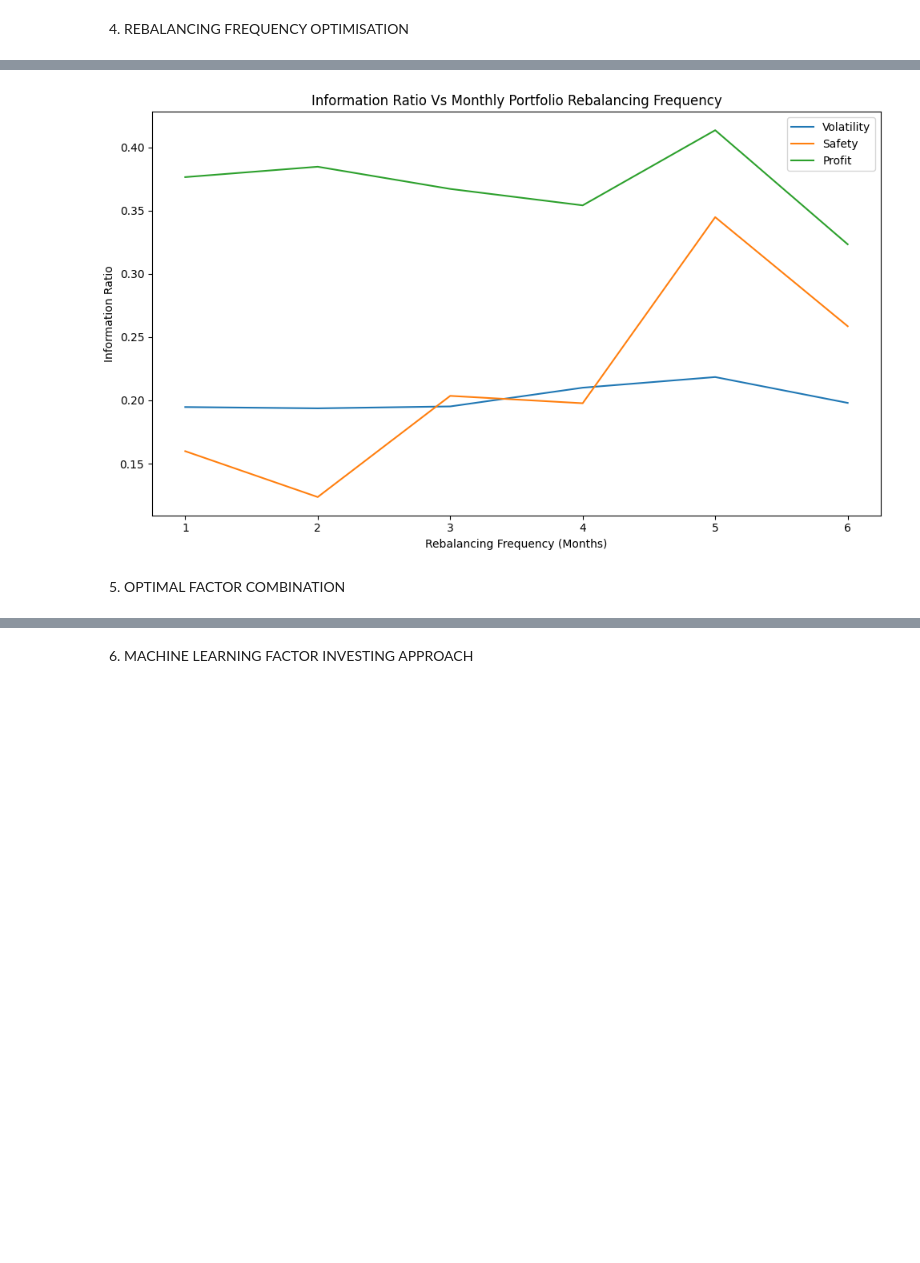
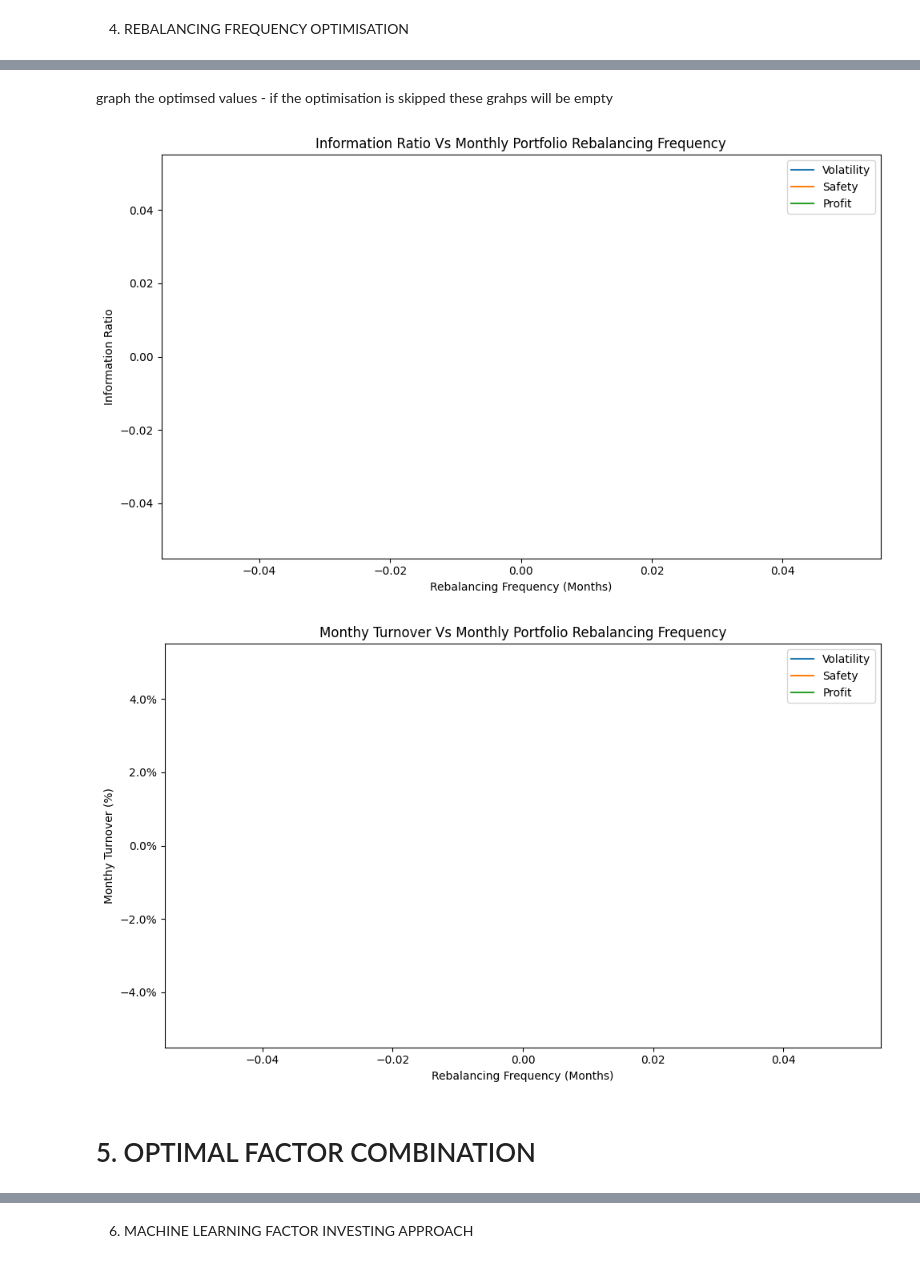
Before and after one commit to Petrichor2390/Portfolio_management, a Jupyter notebook: ass/A_14247617.ipynb, the cells around one changed output, grey strips where cells are left out. Drawn from its saved outputs; the diff is of its cells as text; code cells hidden in the pictures; blank space fills up the shorter version.

```diff
--- a/ass/A_14247617.ipynb
+++ b/ass/A_14247617.ipynb
@@ -425,0 +116,3 @@ safety  0.124742  0.424398  1.000000
+# %%
+skip_optimisation_frequency = True #for section 3 frequency optimisation (about 1 minute processing time)
+skip_optimisation_combo_strat = True  #for section 5 combination strategy optimisation (about 40mins processing time)
@@ -659,0 +869,10 @@ plt.show()
+# %%
+rebalancing_freq = {
+    'tvol': 0,
+    'safety': 0,
+    'profit': 0,
+}
+factor_names = ['tvol', 'safety', 'profit']
+frequencies = range(1, 7) #list of 1 to 6
+ir_values = pd.DataFrame(index=frequencies, columns=factor_names, dtype=float)
+turnover_values = pd.DataFrame(index=frequencies, columns=factor_names, dtype=float)
@@ -703,21 +898,33 @@ calculating profit frequency: 6
+# %% [markdown]
+graph the optimsed values - if the optimisation is skipped these grahps will be empty
 # %%
 ir_values_plot = ir_values.plot(figsize=(10, 6))
 ir_values_plot.set_title("Information Ratio Vs Monthly Portfolio Rebalancing Frequency")
 ir_values_plot.set_ylabel("Information Ratio")
 ir_values_plot.set_xlabel("Rebalancing Frequency (Months)")
 
 legend_map = {
         "tvol" : "Volatility",
         "safety" : "Safety",
         "profit" : "Profit",
 }
 handles, labels = ir_values_plot.get_legend_handles_labels()
 ir_values_plot.legend(handles, [legend_map.get(l, l) for l in labels])
+ir_values_plot.figure.tight_layout()
 ir_values_plot.figure.savefig("ir_values_plot.png", dpi=150, bbox_inches='tight')
-ir_values_plot.figure.tight_layout()
 
-#need to check this why is it below 0.5?
+#plot for the turnover
+turnover_plot = turnover_values.plot(figsize=(10, 6))
+turnover_plot.set_title("Monthy Turnover Vs Monthly Portfolio Rebalancing Frequency")
+turnover_plot.set_ylabel("Monthy Turnover (%)")
+turnover_plot.set_xlabel("Rebalancing Frequency (Months)")
+handles, labels = turnover_plot.get_legend_handles_labels()
+turnover_plot.legend(handles, [legend_map.get(l, l) for l in labels])
+turnover_plot.yaxis.set_major_formatter(PercentFormatter(xmax=1.0))
+turnover_plot.figure.tight_layout()
+turnover_plot.figure.savefig("turnover_plot.png", dpi=150, bbox_inches='tight')
 # %% [output]
-[figure, old version]
+[figure, new version]
+[figure, added]
 # %% [markdown]
-5. OPTIMAL FACTOR COMBINATION
+# 5. OPTIMAL FACTOR COMBINATION
```
Also changed, not shown: parts of 108 cells of this notebook, 1 other file.
